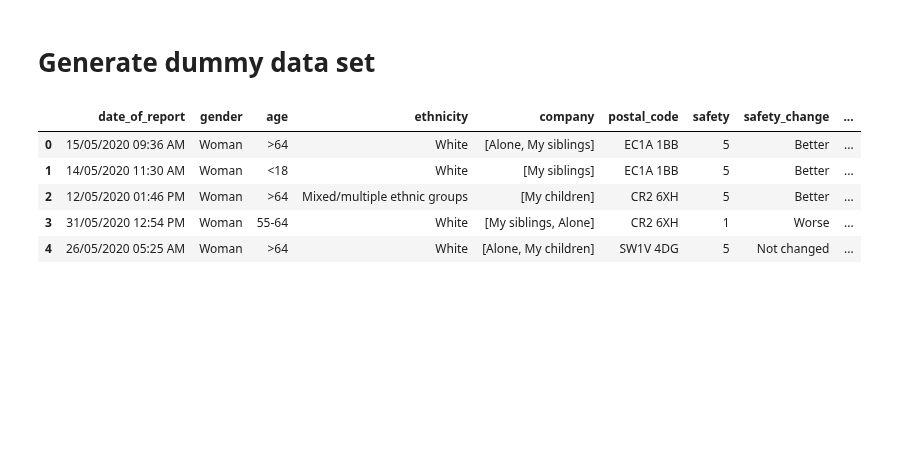
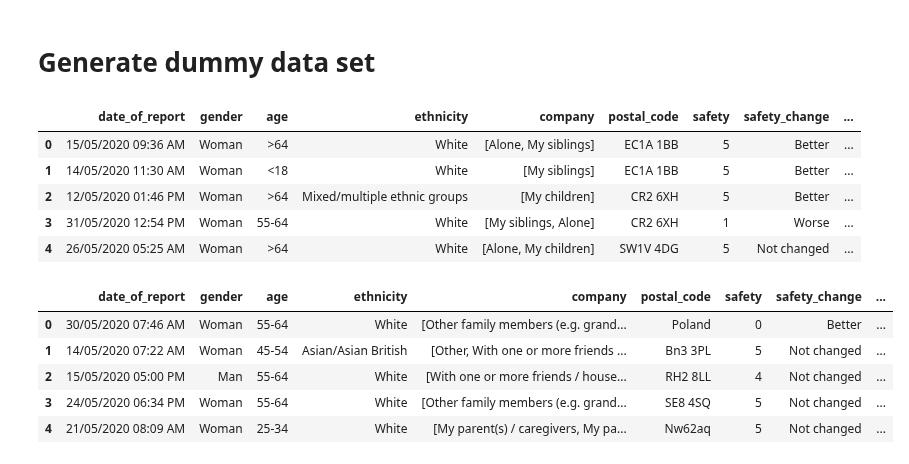
Before and after one commit to rjcnrd/domestic_violence_covid-19, a Jupyter notebook: data/generate_new_dummy_data.ipynb, the cells around one changed output. Saved outputs shown, nothing was run; the diff lists cells and outputs as text; code cells hidden in the pictures; blank space fills up the shorter version.

Commit message:
changing with real postal code from survey

```diff
--- a/data/generate_new_dummy_data.ipynb
+++ b/data/generate_new_dummy_data.ipynb
@@ -190,0 +193,3 @@ array([2, 1, 1, 3, 1, 2, 1, 1, 1, 2])
+# %%
+cleaned_responses = pd.read_csv("cleaned_responses.csv")
+cleaned_responses.location
@@ -215,6 +233,7 @@ location_list = ["Scotland", "Northern Ireland",
                  "East of England", "Greater London", "Rather not say"]
 random_postcodes = ["SW1 3RN", "SW1V 4DG", "SE1 8XX", "B7 4NG", "EC1A 1BB", "W1A 0AX",
                     "M1 1AE", "B33 8TH", "CR2 6XH", "DN55 1PT", "X", np.nan]
+actual_location_from_survey = cleaned_responses.location
 
 ## People
 people = ["Alone", "With one or more friends / housemates",
@@ -292,7 +311,7 @@ def generate_random_dataframe(i):
         "age": np.random.choice(a = age_list, size = i),
         "ethnicity" : np.random.choice(a = ethinicity_list, p = ethnicity_proba, size=i),
         "company" : [np.random.choice(a = people, size=(np.random.binomial(len(people)-1, p = 0.1)+1)) for i in range(i)],
-        "postal_code": np.random.choice(random_postcodes, i),
+        "postal_code": np.random.choice(actual_location_from_survey, i),
         "safety" : np.random.choice(a = safety_list, p = safety_proba, size=i),
         "safety_change": np.random.choice(a = safety_change, size = i),
         "mental_health": np.random.choice(mental_health_list, p = mental_health_proba, size = i),
@@ -319,3 +338,14 @@ data.head()
 | 4 | 26/05/2020 05:25 AM | Woman | >64 | White | [Alone, My children] | SW1V 4DG | 5 | Not changed | ... |
 # %%
 data.to_csv("dummy_final_survey.csv")
+# %%
+#Data V2
+data = generate_random_dataframe(2000)
+data.head()
+# %% [output]
+|  | date_of_report | gender | age | ethnicity | company | postal_code | safety | safety_change | ... |
+| 0 | 30/05/2020 07:46 AM | Woman | 55-64 | White | [Other family members (e.g. grand... | Poland | 0 | Better | ... |
+| 1 | 14/05/2020 07:22 AM | Woman | 45-54 | Asian/Asian British | [Other, With one or more friends ... | Bn3 3PL | 5 | Not changed | ... |
+| 2 | 15/05/2020 05:00 PM | Man | 55-64 | White | [With one or more friends / house... | RH2 8LL | 4 | Not changed | ... |
+| 3 | 24/05/2020 06:34 PM | Woman | 55-64 | White | [Other family members (e.g. grand... | SE8 4SQ | 5 | Not changed | ... |
+| 4 | 21/05/2020 08:09 AM | Woman | 25-34 | White | [My parent(s) / caregivers, My pa... | Nw62aq | 5 | Not changed | ... |
```
Also changed, not shown: parts of 3 cells of this notebook, 5 other files.
